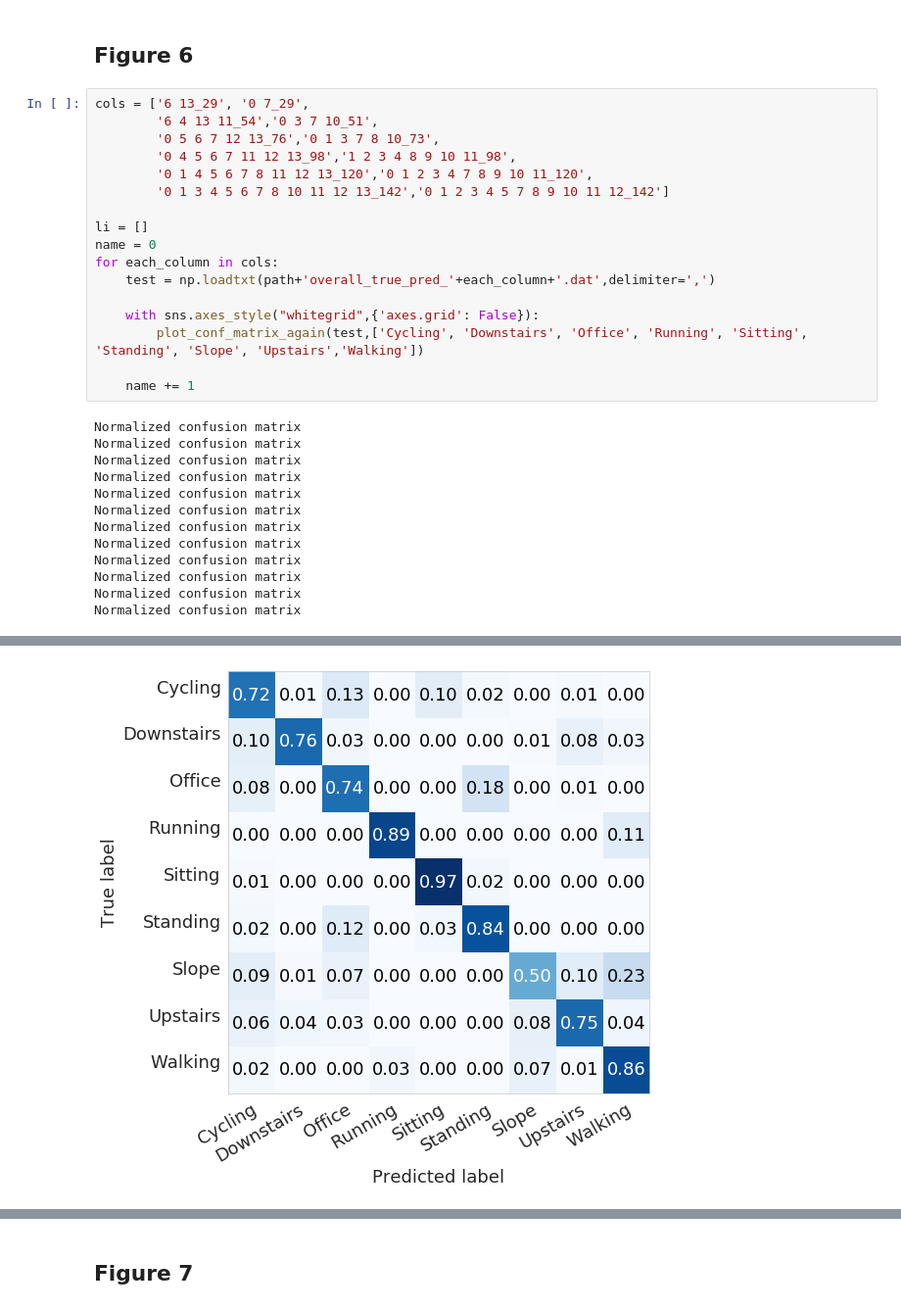
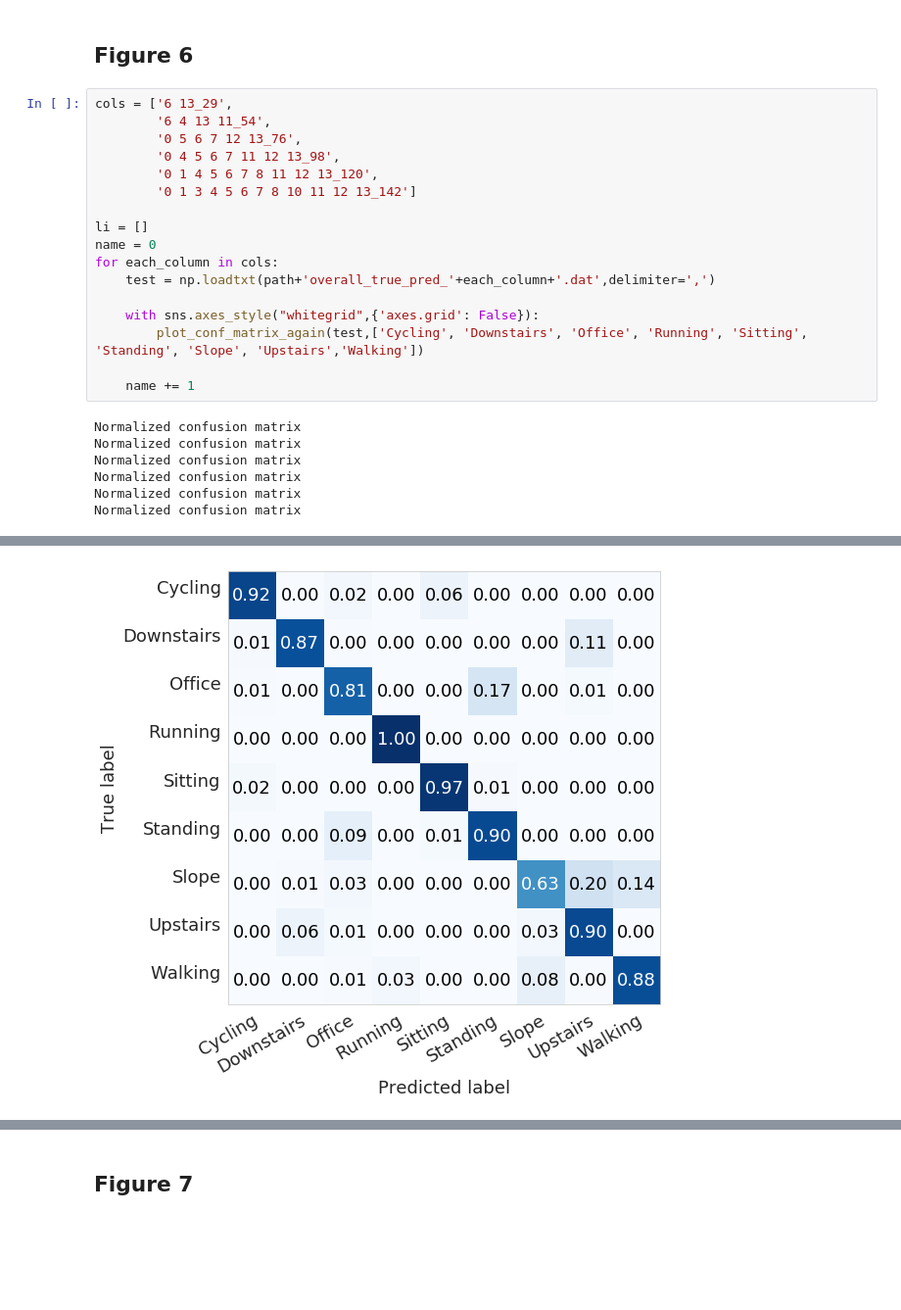
Before and after one commit to juliustrip/Codeforreview, a Jupyter notebook: FigurePanels.ipynb, the cells around one changed output, grey strips where cells are left out. Shown at 98% size. Saved outputs shown, nothing was run; the diff lists cells and outputs as text; blank space fills up the shorter version.

```diff
--- a/FigurePanels.ipynb
+++ b/FigurePanels.ipynb
@@ -284,12 +288,12 @@ for patch, color in zip(bx['boxes'], colors):
 # %% [markdown]
 ## Figure 6
 # %%
-cols = ['6 13_29', '0 7_29',
-        '6 4 13 11_54','0 3 7 10_51',
-        '0 5 6 7 12 13_76','0 1 3 7 8 10_73',
-        '0 4 5 6 7 11 12 13_98','1 2 3 4 8 9 10 11_98',
-        '0 1 4 5 6 7 8 11 12 13_120','0 1 2 3 4 7 8 9 10 11_120',
-        '0 1 3 4 5 6 7 8 10 11 12 13_142','0 1 2 3 4 5 7 8 9 10 11 12_142']
+cols = ['6 13_29',
+        '6 4 13 11_54',
+        '0 5 6 7 12 13_76',
+        '0 4 5 6 7 11 12 13_98',
+        '0 1 4 5 6 7 8 11 12 13_120',
+        '0 1 3 4 5 6 7 8 10 11 12 13_142']
 
 li = []
 name = 0
@@ -307,9 +311,3 @@ Normalized confusion matrix
 Normalized confusion matrix
 Normalized confusion matrix
 Normalized confusion matrix
-Normalized confusion matrix
-Normalized confusion matrix
-Normalized confusion matrix
-Normalized confusion matrix
-Normalized confusion matrix
-Normalized confusion matrix
@@ -319 +317 @@ Normalized confusion matrix
-[figure, old version]
+[figure, new version]
```
Also changed, not shown: parts of 14 cells of this notebook, 2 other files.
